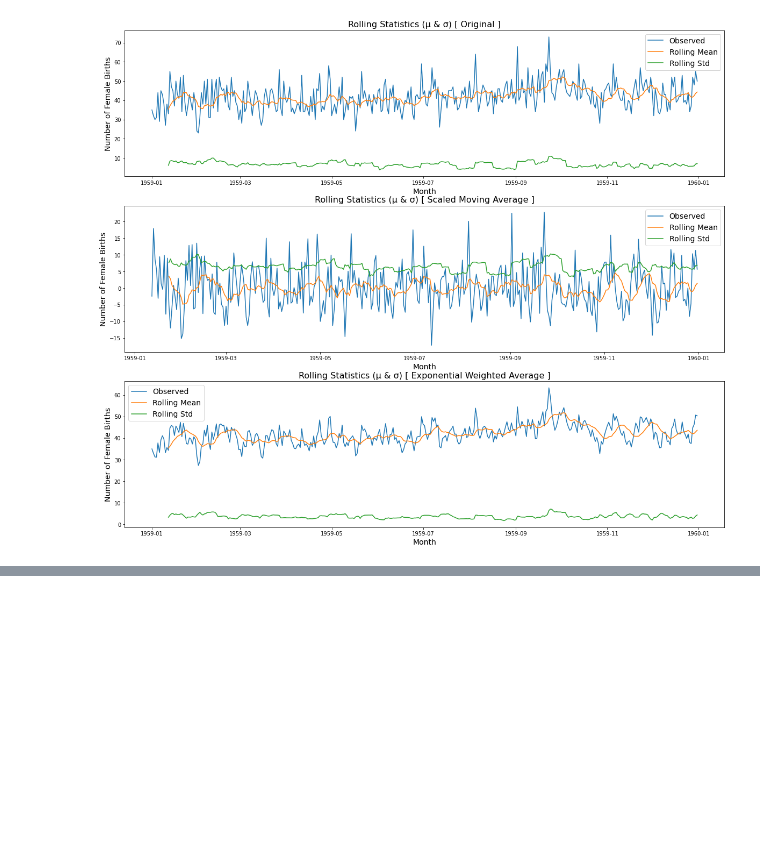
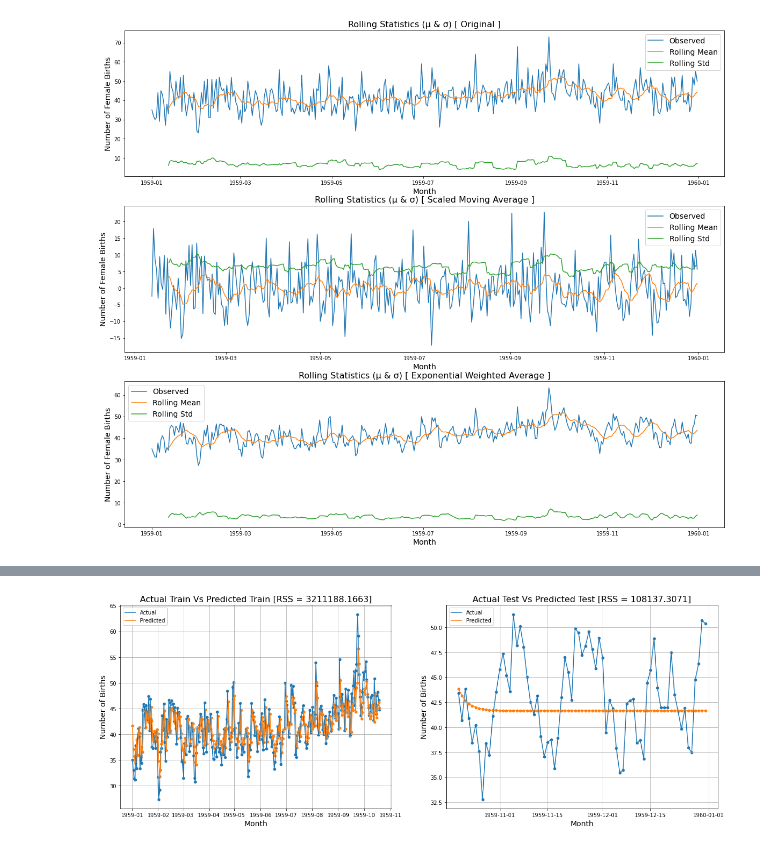
Before and after one commit to PKohli876/Machine-Learning---Time-Series-project, a Jupyter notebook: Time_Series_ML_Intermediate_project.ipynb, the cells around one changed output, grey strips where cells are left out. Cells and saved outputs as stored; diff of their text form; code cells hidden in the pictures; blank space fills up the shorter version.

```diff
--- a/Time_Series_ML_Intermediate_project.ipynb
+++ b/Time_Series_ML_Intermediate_project.ipynb
@@ -316,0 +485,9 @@ We can see that exp moving average has imporved Test stats , but we still have a
+# %%
+#AR
+model = ARIMA(train, order=(1, 0, 0)) # p=1, d=0, q=0
+model_fit = model.fit()
+predicted = model_fit.predict(start=len(train), end=len(train) + len(test) - 1)
+print('-----------------------------------------------------------------------')
+print('Coefficients:')
+print(model_fit.params)
+print('-----------------------------------------------------------------------')
@@ -316,0 +502,12 @@ We can see that exp moving average has imporved Test stats , but we still have a
+# %%
+figure = plt.figure(figsize=[20, 7])
+
+plt.subplot(1, 2, 1)
+actual_vs_predicted(train, model_fit.fittedvalues, title='Actual Train Vs Predicted Train')
+
+plt.subplot(1, 2, 2)
+actual_vs_predicted(test, predicted, title='Actual Test Vs Predicted Test')
+
+plt.show()
+# %% [output]
+[figure, added]
```
Also changed, not shown: parts of 23 cells of this notebook.
